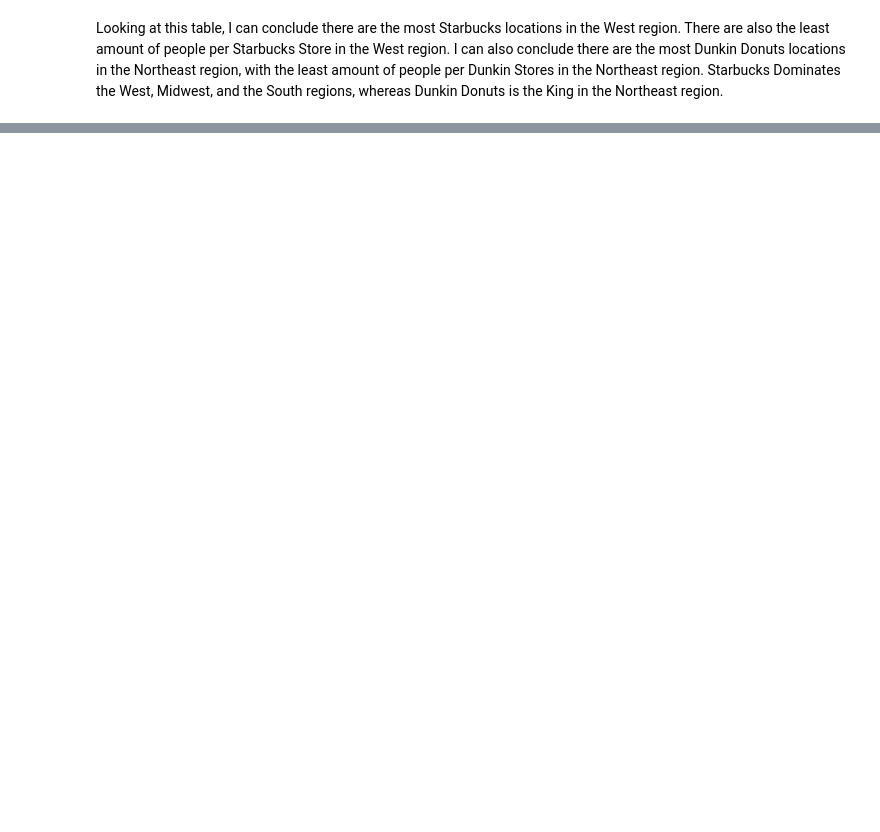
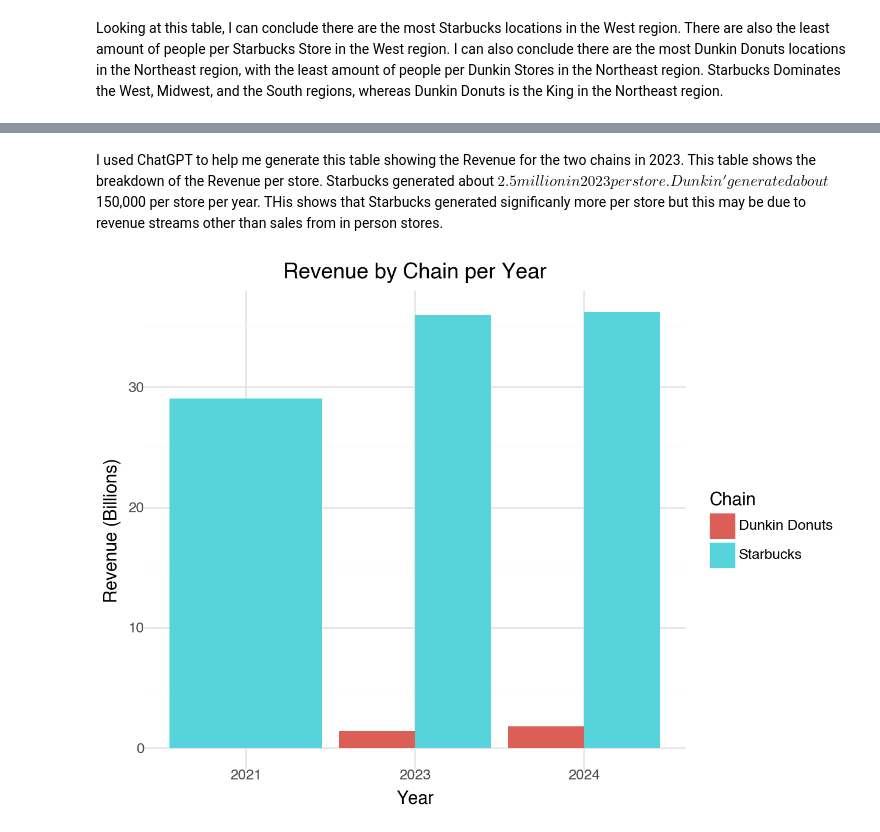
Before and after one commit to smilburn529/Lab-4, a Jupyter notebook: Lab-4.ipynb, the cells around one changed output, grey strips where cells are left out. Cells and saved outputs as stored; diff of their text form; code cells hidden in the pictures; blank space fills up the shorter version.

```diff
--- a/Lab-4.ipynb
+++ b/Lab-4.ipynb
@@ -143,0 +178,3 @@ merged_data2["Dunkin_Stock"] = 106
+# %%
+merged_data3 = pd.merge(merged_data2, revenue, on=['Year', 'Chain'])
+merged_data3.head()
@@ -167,4 +211,5 @@ regions = pd.DataFrame({
     ]
 })
 # %%
-merged_data3 = pd.merge(merged_data2, regions, on='State')
+merged_data4 = pd.merge(merged_data3, regions, on='State')
+merged_data4.head()
@@ -223,0 +223,4 @@ grouped_data
+# %%
+
+merged_data4['Stores'] = pd.to_numeric(merged_data4['Stores'].str.replace(',', ''), errors='coerce').astype('Int64')
+merged_data4['Population'] = pd.to_numeric(merged_data4['Population'].str.replace(',', ''), errors='coerce').astype('Int64')
@@ -224,12 +262,2 @@ grouped_data
 # %% [markdown]
 Looking at this table, I can conclude there are the most Starbucks locations in the West region. There are also the least amount of people per Starbucks Store in the West region. I can also conclude there are the most Dunkin Donuts locations in the Northeast region, with the least amount of people per Dunkin Stores in the Northeast region. Starbucks Dominates the West, Midwest, and the South regions, whereas Dunkin Donuts is the King in the Northeast region.
-# %%
-merged_data4 = merged_data3
-# Replace 0s with Nan for States that don't have any Dunkin Stores
-merged_data4["Dunkin Stores 2023"] = merged_data4["Dunkin Stores 2023"].replace(0, np.nan)
-merged_data4["People per Starbucks Store"] = merged_data4["Population"] / merged_data4["Starbucks Stores 2023"]
-merged_data4["People per Dunkin Store"] = merged_data4["Population"] / merged_data4["Dunkin Stores 2023"]
-merged_data4["Starbucks Stock per Store"] = merged_data4["Starbucks_Stock"] / merged_data4["Starbucks Stores 2023"]
-merged_data4["Dunkin Stock per Store"] = merged_data4["Dunkin_Stock"] / merged_data4["Dunkin Stores 2023"]
-
-merged_data4[["Region", "Starbucks Stock per Store", "Dunkin Stock per Store", "People per Starbucks Store", "People per Dunkin Store"]].groupby("Region").mean().round(2)
@@ -245,0 +291,13 @@ Starbucks has a more evenly distributed number of stores, with fewer people per
+# %% [markdown]
+I used ChatGPT to help me generate this table showing the Revenue for the two chains in 2023. This table shows the breakdown of the Revenue per store. Starbucks generated about $2.5 million in 2023 per store. Dunkin' generated about $150,000 per store per year. THis shows that Starbucks generated significanly more per store but this may be due to revenue streams other than sales from in person stores.
+# %%
+from plotnine import ggplot, aes, geom_bar, theme_minimal, labs
+
+(
+    ggplot(merged_data4, aes(x='Year', y='Revenue', fill='Chain'))
+    + geom_bar(stat='identity', position='dodge')
+    + theme_minimal()
+    + labs(title='Revenue by Chain per Year', x='Year', y='Revenue (Billions)')
+)
+# %% [output]
+[figure, added]
```
Also changed, not shown: parts of 27 cells of this notebook, 1 other file.
